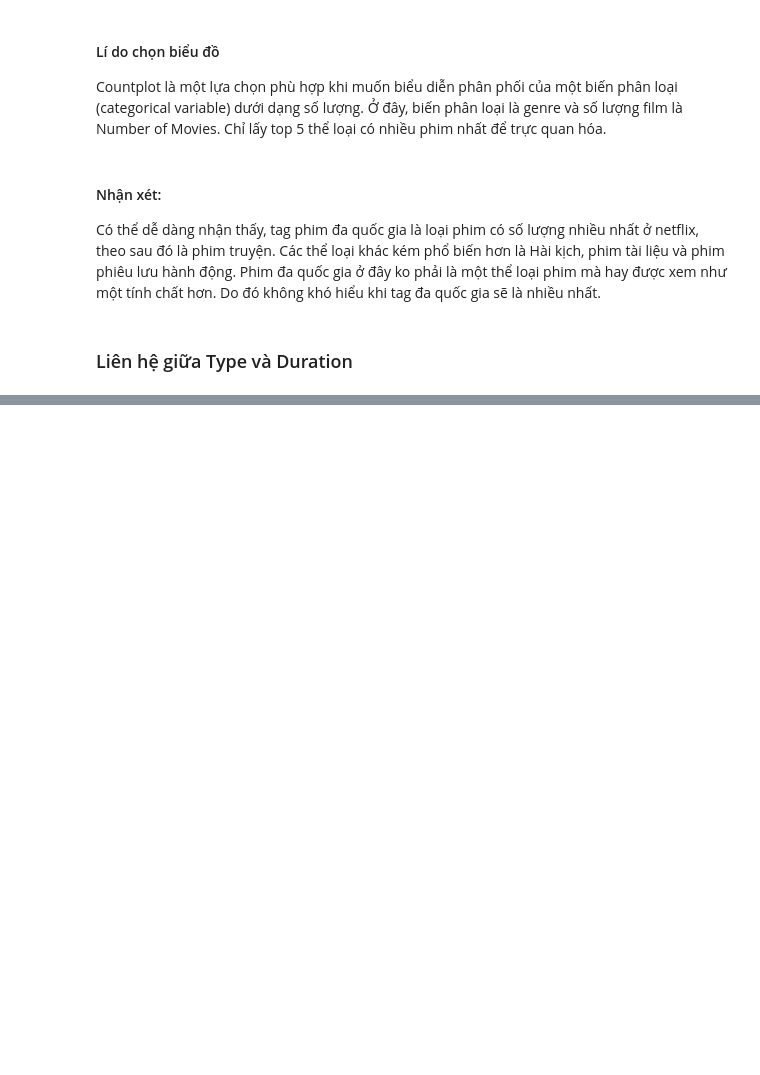
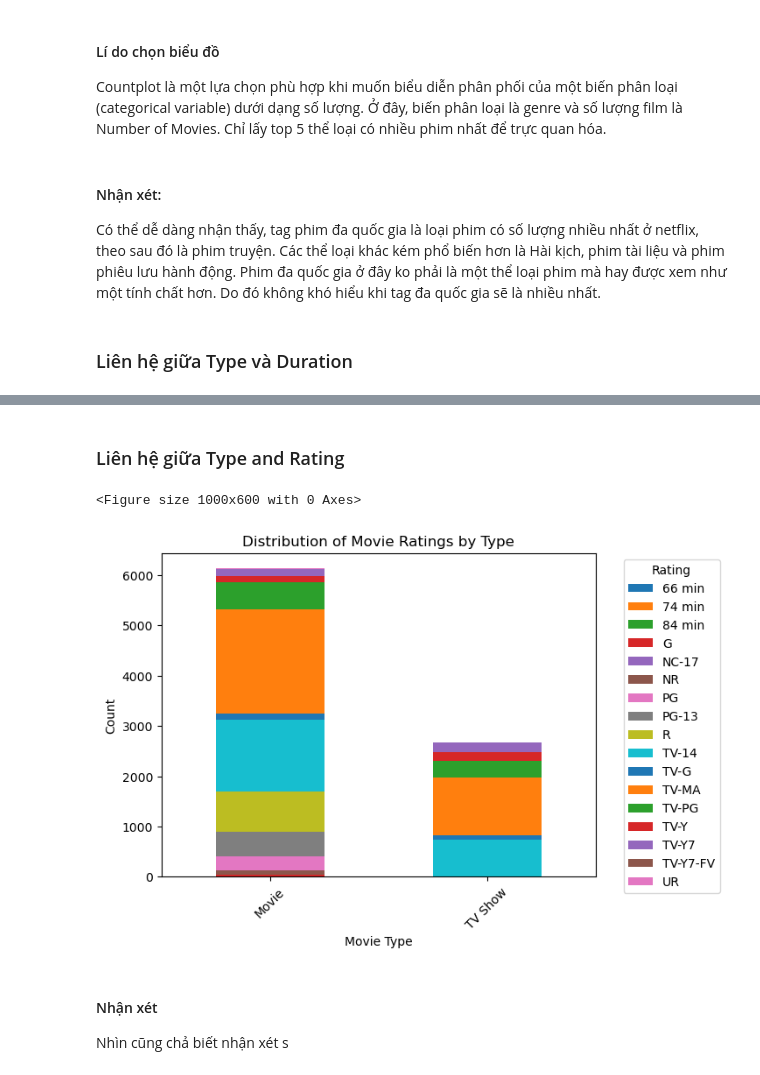
Before and after one commit to nhttrn84/Data_Visualization, a Jupyter notebook: relationship.ipynb, the cells around one changed output, grey strips where cells are left out. Saved outputs shown, nothing was run; the diff lists cells and outputs as text; code cells hidden in the pictures; blank space fills up the shorter version.

```diff
--- a/relationship.ipynb
+++ b/relationship.ipynb
@@ -445,0 +480,21 @@ Có thể dễ dàng nhận thấy, tag phim đa quốc gia là loại phim có
+# %% [markdown]
+### Liên hệ giữa Type and Rating
+# %%
+#valid_ratings = ['PG-13', 'TV-MA', 'PG', 'TV-14', 'TV-PG', 'TV-Y', 'TV-Y7', 'R', 'TV-G', 'G', 'NC-17', 'TV-Y7-FV', 'UR']
+df_filtered = df[df['rating'].notna()]
+
+# Plotting a grouped bar chart
+plt.figure(figsize=(10, 6))
+df_filtered.groupby(['type', 'rating']).size().unstack().plot(kind='bar', stacked=True)
+plt.title('Distribution of Movie Ratings by Type')
+plt.xlabel('Movie Type')
+plt.ylabel('Count')
+plt.xticks(rotation=45)
+plt.legend(title='Rating', bbox_to_anchor=(1.05, 1), loc='upper left')
+plt.show()
+# %% [output]
+<Figure size 1000x600 with 0 Axes>
+[figure, added]
+# %% [markdown]
+#### Nhận xét
+Nhìn cũng chả biết nhận xét s
```
Also changed, not shown: parts of 9 cells of this notebook.
